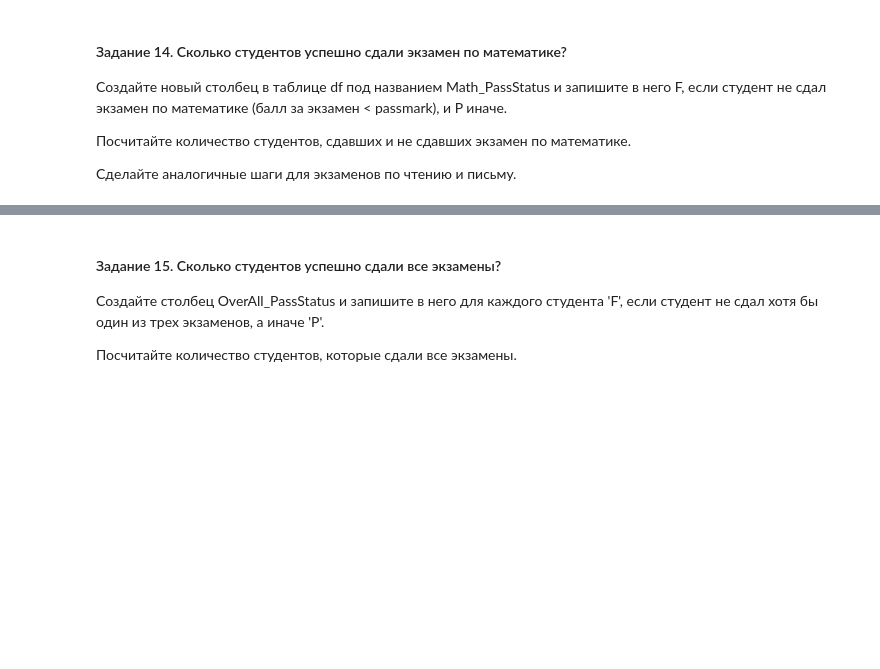
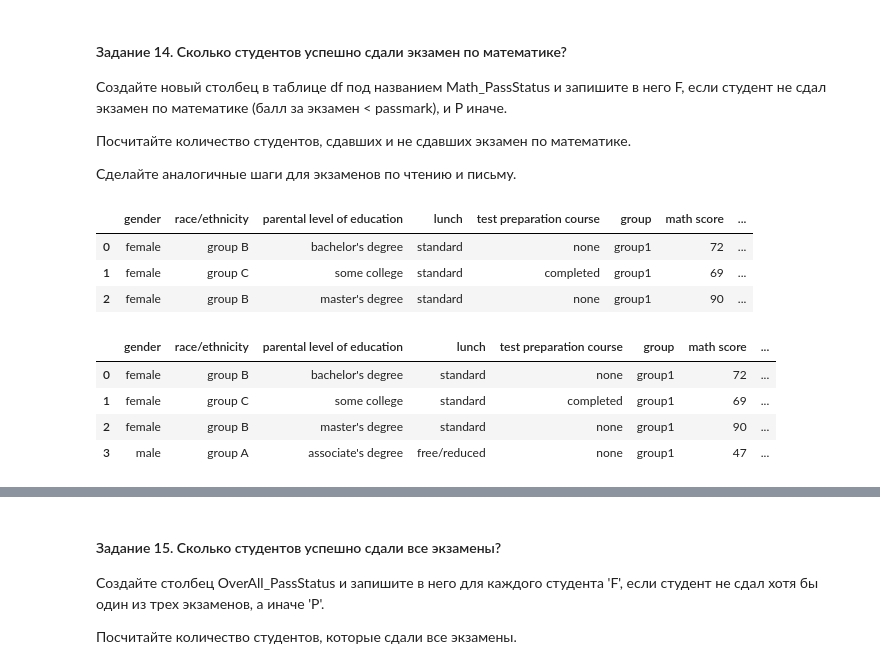
Before and after one commit to YoManFeed/ML_studying, a Jupyter notebook: hw02_pandas.ipynb, the cells around one changed output, grey strips where cells are left out. Cells and saved outputs as stored; diff of their text form; code cells hidden in the pictures; blank space fills up the shorter version.

```diff
--- a/hw02_pandas.ipynb
+++ b/hw02_pandas.ipynb
@@ -274,0 +275,23 @@ grouped_sex
+# %%
+df.head(3)
+# %% [output]
+|  | gender | race/ethnicity | parental level of education | lunch | test preparation course | group | math score | ... |
+| 0 | female | group B | bachelor's degree | standard | none | group1 | 72 | ... |
+| 1 | female | group C | some college | standard | completed | group1 | 69 | ... |
+| 2 | female | group B | master's degree | standard | none | group1 | 90 | ... |
+# %%
+def f(mark):
+    if mark < passmark:
+        return 'F'
+    else:
+        return 'P'
+
+subjects = ['math score', 'writing score', 'reading score']
+df[['Math pass', 'writing pass', 'reading pass']] = df[subjects].applymap(f)
+df.head(4)
+# %% [output]
+|  | gender | race/ethnicity | parental level of education | lunch | test preparation course | group | math score | ... |
+| 0 | female | group B | bachelor's degree | standard | none | group1 | 72 | ... |
+| 1 | female | group C | some college | standard | completed | group1 | 69 | ... |
+| 2 | female | group B | master's degree | standard | none | group1 | 90 | ... |
+| 3 | male | group A | associate's degree | free/reduced | none | group1 | 47 | ... |
```
Also changed, not shown: parts of 12 cells of this notebook.
